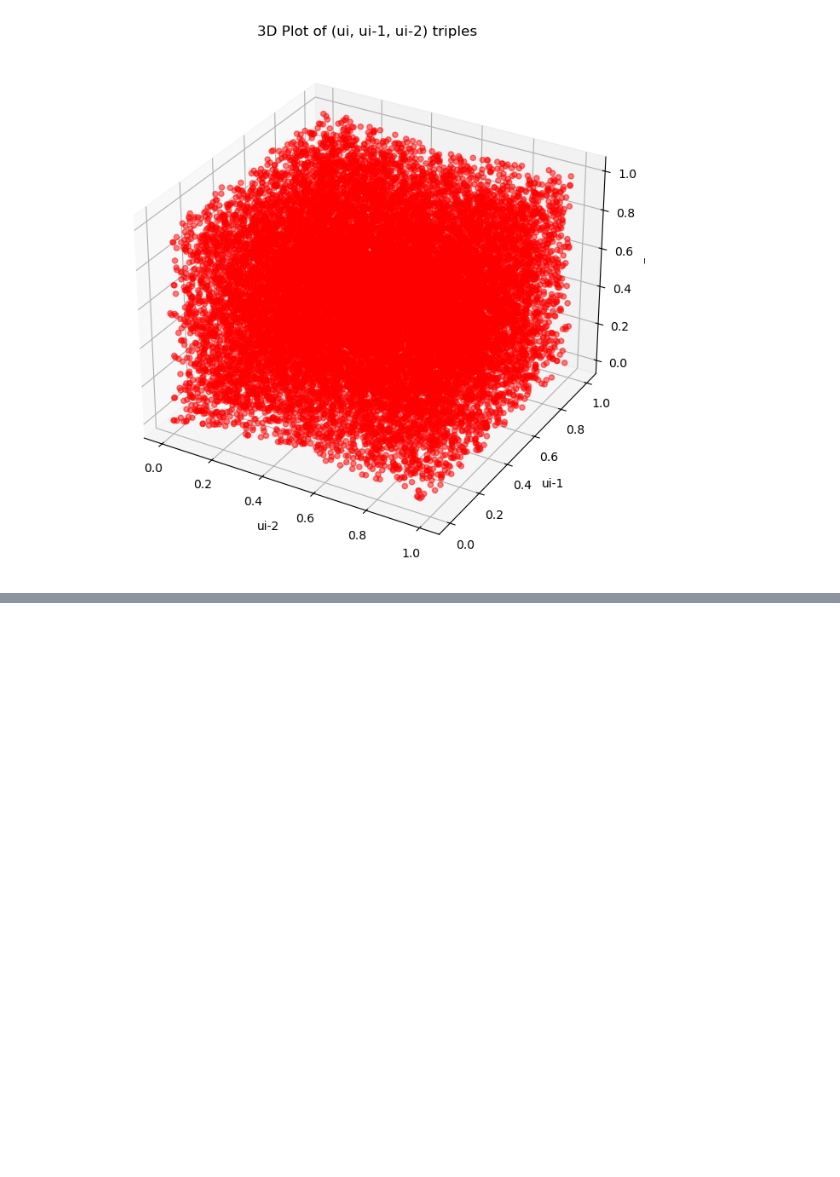
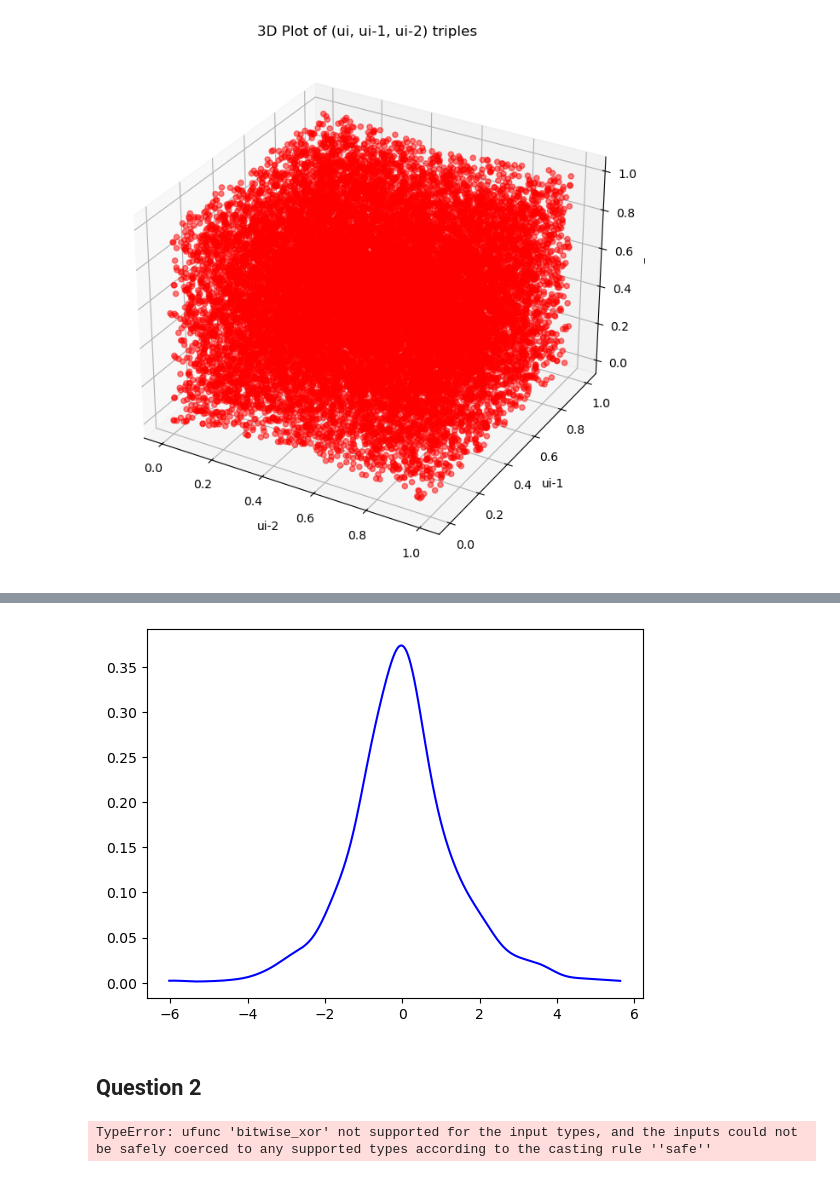
Before and after one commit to tgarnier067/Monte-Carlo-ENSAE, a Jupyter notebook: Exercice_RANDU.ipynb, the cells around one changed output, grey strips where cells are left out. Drawn from its saved outputs; the diff is of its cells as text; code cells hidden in the pictures; blank space fills up the shorter version.

Commit message:
Début exo 2

```diff
--- a/Exercice_RANDU.ipynb
+++ b/Exercice_RANDU.ipynb
@@ -57,0 +94,40 @@ plt.show()
+# %%
+from scipy.stats import gaussian_kde
+
+kde = gaussian_kde(vecteur_laplace)
+
+x_values = np.linspace(min(vecteur_laplace), max(vecteur_laplace), 1000)
+y_values = kde(x_values)
+
+plt.plot(x_values, y_values, color='blue', linestyle='-', label='Densité estimée')
+
+plt.show()
+# %% [output]
+[figure, added]
+# %% [markdown]
+## Question 2
+# %%
+# Voir feuille TD papier pour comprendre le début (nottament comment trouver M...)
+
+import pandas as pd
+import numpy as np
+
+M = np.sqrt(2/np.pi)*np.exp(0.5)
+
+def densite_laplace(x):
+    u = 0.5*np.exp(-abs(x))
+    return u
+
+def densite_normale(x):
+    u = (1/np.sqrt(2*np.pi))*np.exp(-(x^2)/2)
+    return u
+
+def accept_reject(x):
+    u = np.random.rand(1)
+    while u >= (densite_normale(x))/(M*densite_laplace(x)):
+        u = np.random.rand(1)
+    return u
+
+accept_reject(vecteur_laplace[0])
+# %% [output]
+TypeError: ufunc 'bitwise_xor' not supported for the input types, and the inputs could not be safely coerced to any supported types according to the casting rule ''safe''
```
Also changed, not shown: parts of 5 cells of this notebook.
